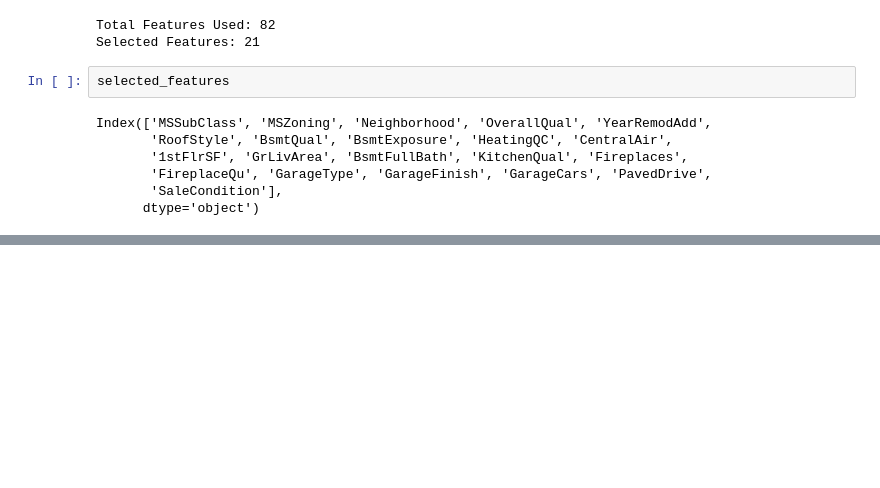
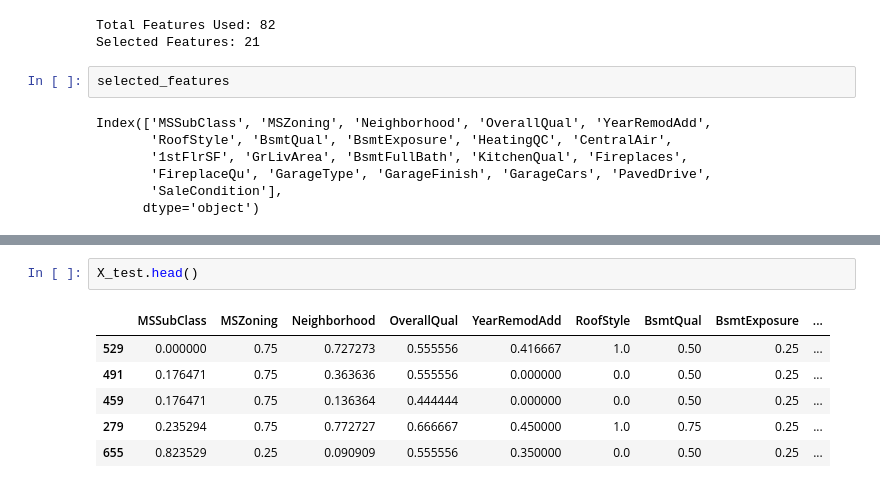
Before and after one commit to lsom11/data-notebooks, a Jupyter notebook: House Prices: Advanced Regression Techniques/submission.ipynb, the cells around one changed output, grey strips where cells are left out. Drawn from its saved outputs; the diff is of its cells as text; blank space fills up the shorter version.

```diff
--- a/House Prices: Advanced Regression Techniques/submission.ipynb
+++ b/House Prices: Advanced Regression Techniques/submission.ipynb
@@ -640,0 +644,9 @@ X_train.head()
+# %%
+X_test.head()
+# %% [output]
+|  | MSSubClass | MSZoning | Neighborhood | OverallQual | YearRemodAdd | RoofStyle | BsmtQual | BsmtExposure | ... |
+| 529 | 0.000000 | 0.75 | 0.727273 | 0.555556 | 0.416667 | 1.0 | 0.50 | 0.25 | ... |
+| 491 | 0.176471 | 0.75 | 0.363636 | 0.555556 | 0.000000 | 0.0 | 0.50 | 0.25 | ... |
+| 459 | 0.176471 | 0.75 | 0.136364 | 0.444444 | 0.000000 | 0.0 | 0.50 | 0.25 | ... |
+| 279 | 0.235294 | 0.75 | 0.772727 | 0.666667 | 0.450000 | 1.0 | 0.75 | 0.25 | ... |
+| 655 | 0.823529 | 0.25 | 0.090909 | 0.555556 | 0.350000 | 0.0 | 0.50 | 0.25 | ... |
```
Also changed, not shown: parts of 9 cells of this notebook, 1 other file.
